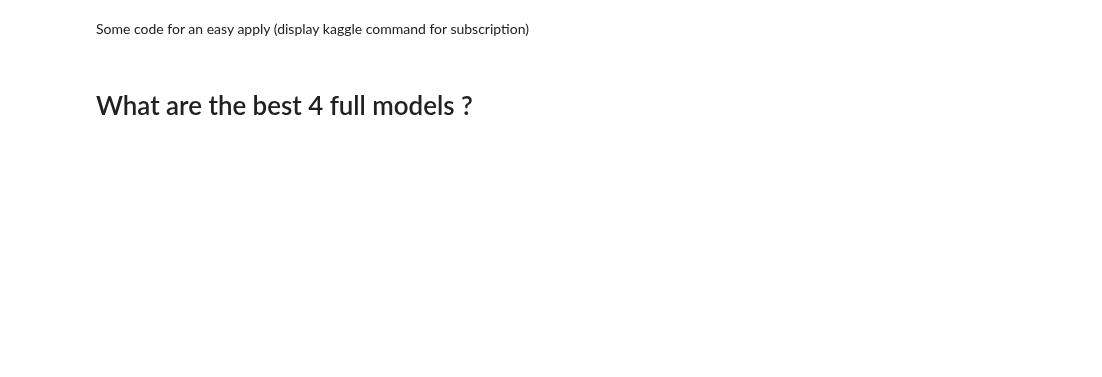
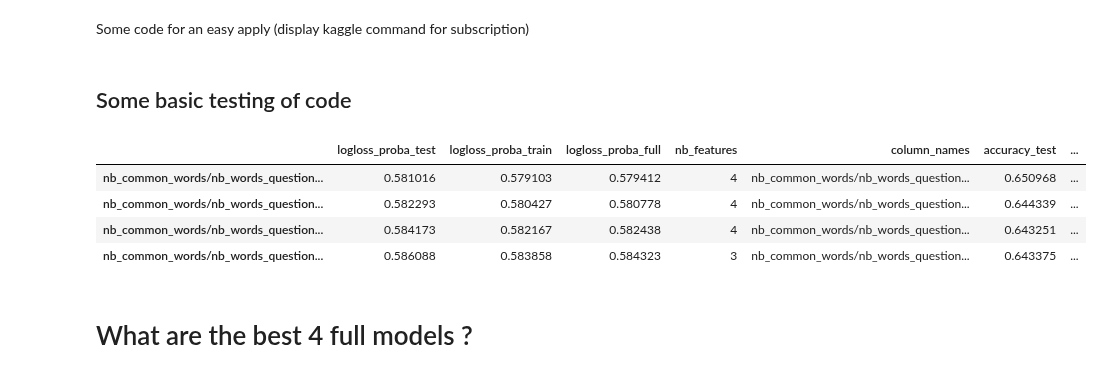
Before and after one commit to acharroux/QuoraPairs, a Jupyter notebook: BruteForce/naivebayes_basic_features_unbalanced.ipynb, the cells around one changed output. Cells and saved outputs as stored; diff of their text form; code cells hidden in the pictures; blank space fills up the shorter version.

```diff
--- a/BruteForce/naivebayes_basic_features_unbalanced.ipynb
+++ b/BruteForce/naivebayes_basic_features_unbalanced.ipynb
@@ -706,9 +805,8 @@ Some code for an easy apply (display kaggle command for subscription)
 
 # kind is 'test or 'full'
 def retrieve_model(model_key,kind):
-    combination_results = all_models_dict[model_key]
-    column_names = combination_results['column_names']
-    model = combination_results['model_'+kind]
+    model = model_results['model_'+kind][model_key]
+    column_names = model_results['columns'][model_key]
     return model,numpy.asarray(column_names)
 
 # return a dataframe fully ready to be converted in csv and published into kaggle
@@ -783,6 +881,18 @@ def submit_best_models(top,criteria,kind,input_dataframe,proba=True,kaggle=False
     else:
         show_docker_cp_commands(best_models)
     return best_models
+# %% [markdown]
+## Some basic testing of code
+# %%
+retrieve_model('nb_common_words+nb_common_words/(nb_words_question1+nb_words_question2)','test')
+simple_apply('nb_common_words+nb_common_words/(nb_words_question1+nb_words_question2)',challenge_dataframe,'full')
+find_best_models(4,'logloss_proba','full')
+# %% [output]
+|  | logloss_proba_test | logloss_proba_train | logloss_proba_full | nb_features | column_names | accuracy_test | ... |
+| nb_common_words/nb_words_question... | 0.581016 | 0.579103 | 0.579412 | 4 | nb_common_words/nb_words_question... | 0.650968 | ... |
+| nb_common_words/nb_words_question... | 0.582293 | 0.580427 | 0.580778 | 4 | nb_common_words/nb_words_question... | 0.644339 | ... |
+| nb_common_words/nb_words_question... | 0.584173 | 0.582167 | 0.582438 | 4 | nb_common_words/nb_words_question... | 0.643251 | ... |
+| nb_common_words/nb_words_question... | 0.586088 | 0.583858 | 0.584323 | 3 | nb_common_words/nb_words_question... | 0.643375 | ... |
 # %% [markdown]
 # What are the best 4 full models ?
 # %%
```
Also changed, not shown: parts of 19 cells of this notebook, 1 other file.
